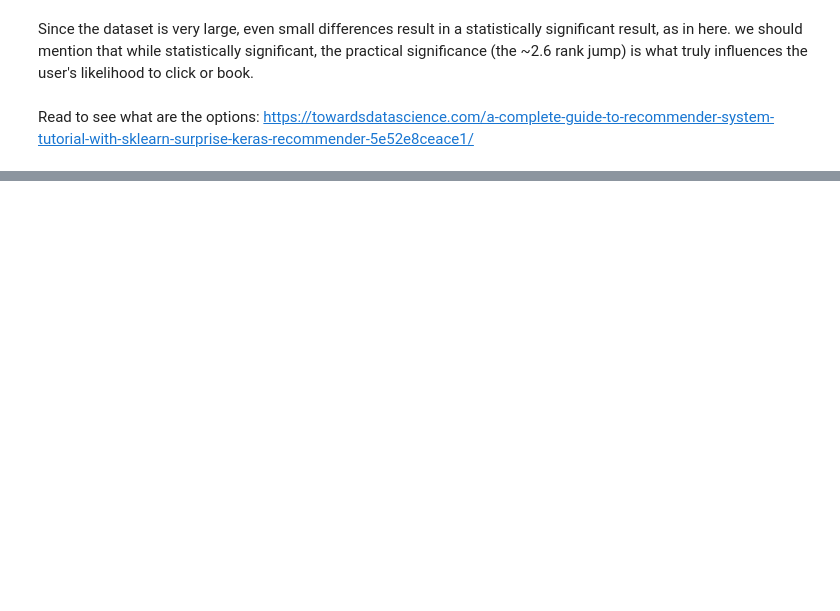
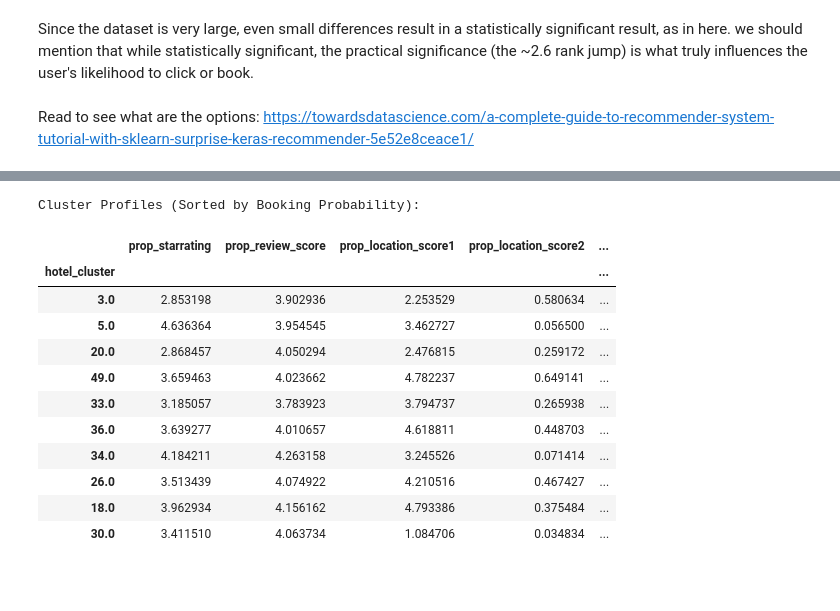
Before and after one commit to alicja-a-d/Data_Mining, a Jupyter notebook: A2/code/DMT_A2.ipynb, the cells around one changed output, grey strips where cells are left out. Saved outputs shown, nothing was run; the diff lists cells and outputs as text; code cells hidden in the pictures; blank space fills up the shorter version.

Commit message:
EDA and k-means

```diff
--- a/A2/code/DMT_A2.ipynb
+++ b/A2/code/DMT_A2.ipynb
@@ -551,0 +572,20 @@ final_output.to_csv('expedia_recommendations.csv', index=False)
+# %%
+# visualising the differences between the culsters - average attributes for each cluster
+cluster_profiles = df.groupby('hotel_cluster')[features + ['booking_bool']].mean()
+
+print("Cluster profiles by booking probability:")
+display(cluster_profiles.sort_values(by='booking_bool', ascending=False).head(10)) # sort by booking_bool - most booked clusters
+# %% [output]
+Cluster Profiles (Sorted by Booking Probability):
+|  | prop_starrating | prop_review_score | prop_location_score1 | prop_location_score2 | ... |
+| hotel_cluster |  |  |  |  | ... |
+| 3.0 | 2.853198 | 3.902936 | 2.253529 | 0.580634 | ... |
+| 5.0 | 4.636364 | 3.954545 | 3.462727 | 0.056500 | ... |
+| 20.0 | 2.868457 | 4.050294 | 2.476815 | 0.259172 | ... |
+| 49.0 | 3.659463 | 4.023662 | 4.782237 | 0.649141 | ... |
+| 33.0 | 3.185057 | 3.783923 | 3.794737 | 0.265938 | ... |
+| 36.0 | 3.639277 | 4.010657 | 4.618811 | 0.448703 | ... |
+| 34.0 | 4.184211 | 4.263158 | 3.245526 | 0.071414 | ... |
+| 26.0 | 3.513439 | 4.074922 | 4.210516 | 0.467427 | ... |
+| 18.0 | 3.962934 | 4.156162 | 4.793386 | 0.375484 | ... |
+| 30.0 | 3.411510 | 4.063734 | 1.084706 | 0.034834 | ... |
```
Also changed, not shown: parts of 26 cells of this notebook.
